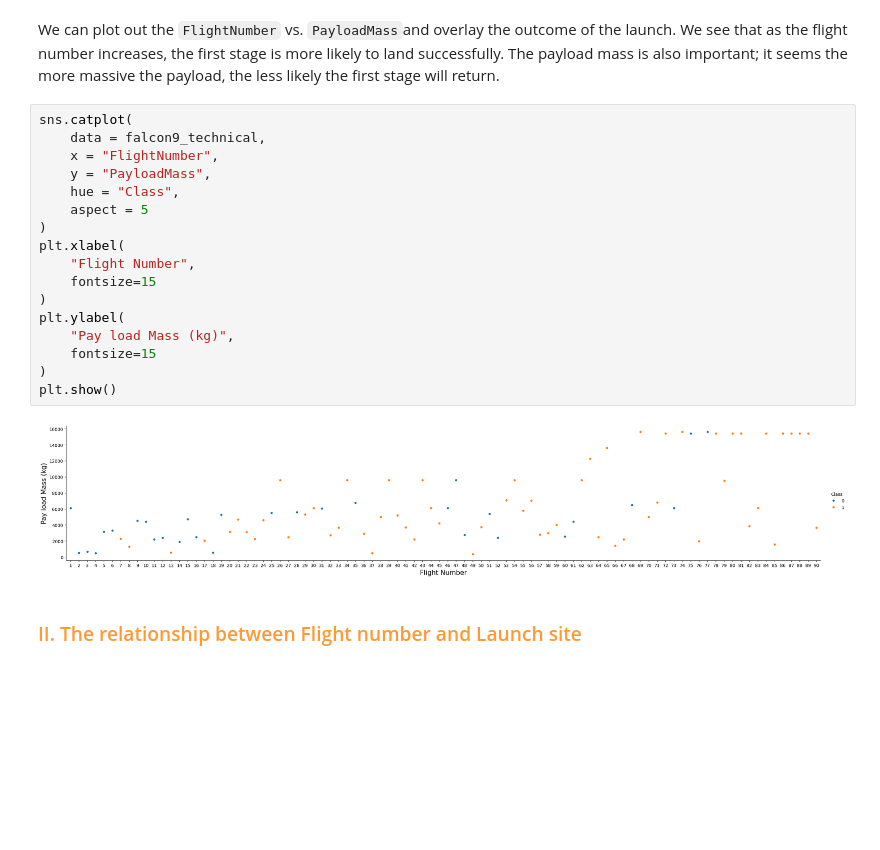
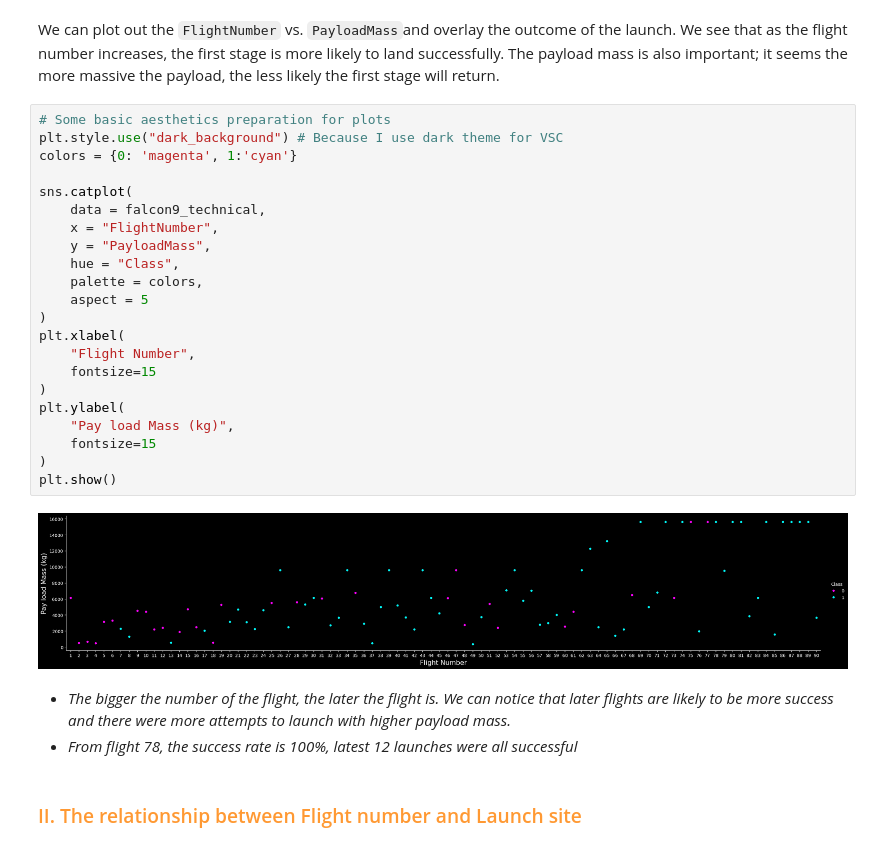
Before and after one commit to masonphung/project_falcon9, a Jupyter notebook: spacex_data_analysis.ipynb, the cells around one changed output. Saved outputs shown, nothing was run; the diff lists cells and outputs as text; blank space fills up the shorter version.

```diff
--- a/spacex_data_analysis.ipynb
+++ b/spacex_data_analysis.ipynb
@@ -1405,24 +1483,32 @@ We mainly use plot to observe the relationships between different variables in t
 # %% [markdown]
 We can plot out the <code>FlightNumber</code> vs. <code>PayloadMass</code>and overlay the outcome of the launch. We see that as the flight number increases, the first stage is more likely to land successfully. The payload mass is also important; it seems the more massive the payload, the less likely the first stage will return.
 # %%
+# Some basic aesthetics preparation for plots
+plt.style.use("dark_background") # Because I use dark theme for VSC
+colors = {0: 'magenta', 1:'cyan'}
+
 sns.catplot(
     data = falcon9_technical,
     x = "FlightNumber",
     y = "PayloadMass",
     hue = "Class",
+    palette = colors,
     aspect = 5
 )
 plt.xlabel(
     "Flight Number",
     fontsize=15
 )
 plt.ylabel(
     "Pay load Mass (kg)",
     fontsize=15
 )
 plt.show()
 # %% [output]
-[figure, old version]
+[figure, new version]
+# %% [markdown]
+- *The bigger the number of the flight, the later the flight is. We can notice that later flights are likely to be more success and there were more attempts to launch with higher payload mass.*
+- *From flight 78, the success rate is 100%, latest 12 launches were all successful*
 # %% [markdown]
 ### <span style="color:#ff9933">II. The relationship between Flight number and Launch site</span>
 # %%
```
Also changed, not shown: parts of 68 cells of this notebook, 1 other file.
